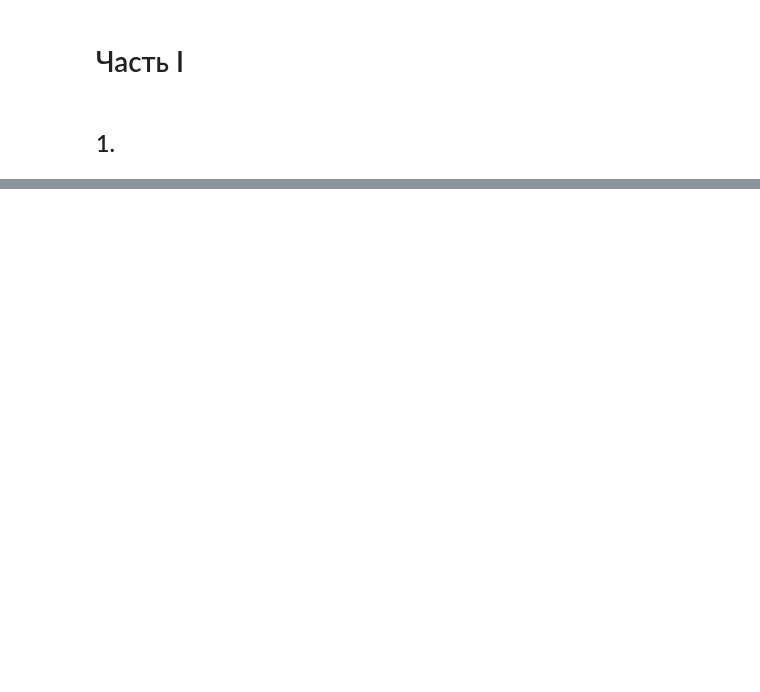
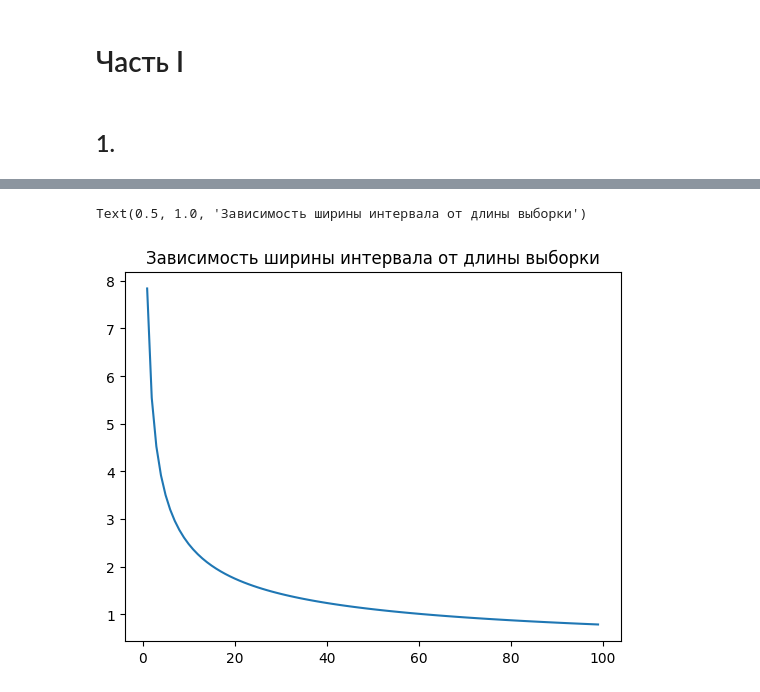
Before and after one commit to c0de1sl1fe/Probability, a Jupyter notebook: lab_2/lab_2.ipynb, the cells around one changed output, grey strips where cells are left out. Cells and saved outputs as stored; diff of their text form; code cells hidden in the pictures; blank space fills up the shorter version.

```diff
--- a/lab_2/lab_2.ipynb
+++ b/lab_2/lab_2.ipynb
@@ -37,3 +74,21 @@ print(f"Доверительный интервал для матожидани
+# %%
+gamma = 0.95
+L = 1000
+arr_gamma = []
+bounds.clear()
+arr_len = []
+for i in range(1, 100):
+    sample = np.random.normal(loc=a, scale=sigma, size=i)
+    tmp = sts.norm.interval(confidence=gamma, loc=sample.mean(), scale=sigma/math.sqrt(i))
+    bounds.append(tmp[1]-tmp[0])
+    arr_len.append(i)
+
+
+plt.plot(arr_len, bounds)
+plt.title("Зависимость ширины интервала от длины выборки")
+# %% [output]
+Text(0.5, 1.0, 'Зависимость ширины интервала от длины выборки')
+[figure, added]
 # %%
 sts.t.interval(confidence=0.95, df=len(sample)-1, loc=np.mean(sample), scale=sts.sem(sample))
 # %% [output]
```
Also changed, not shown: parts of 16 cells of this notebook, 2 other files.
